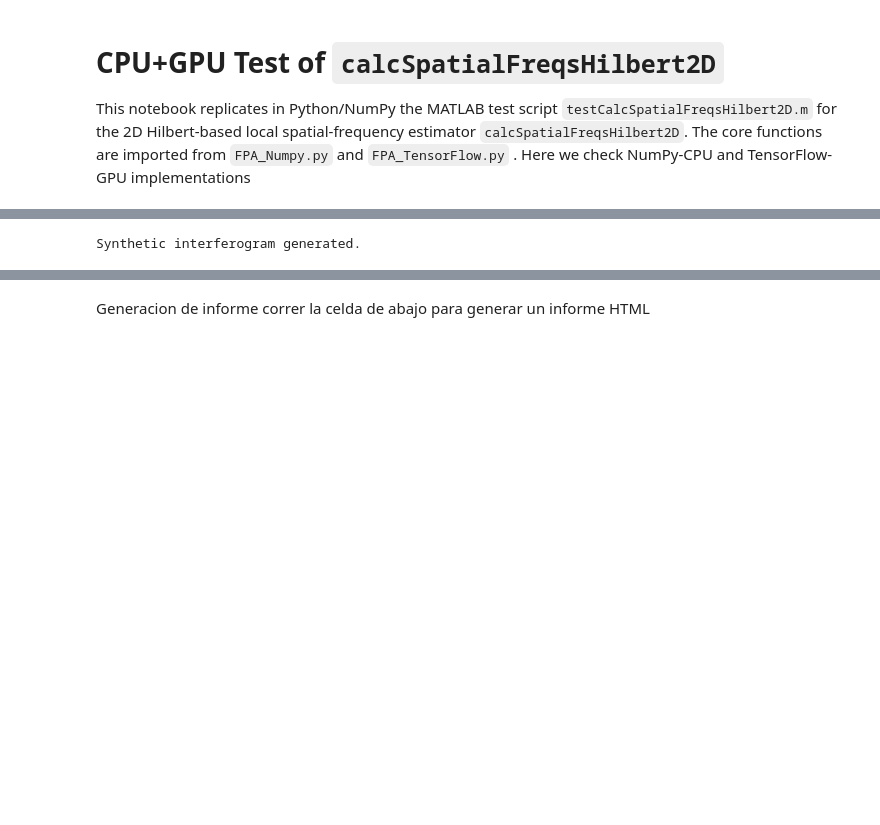
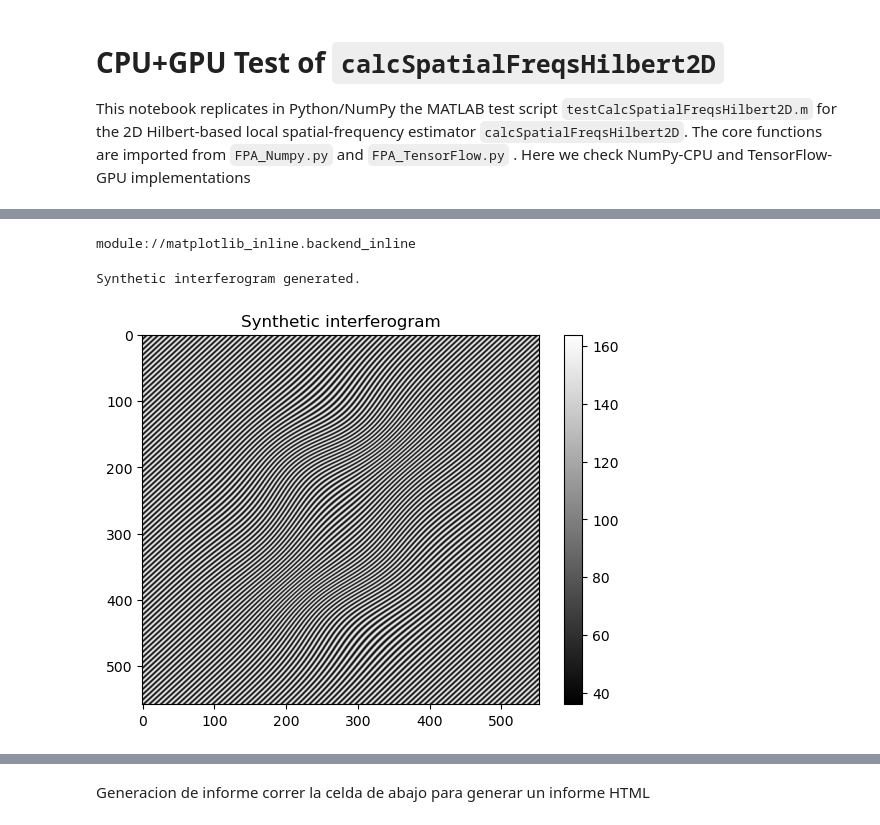
Before and after one commit to juaquiro/72_OM4M008_LENSPMD25_CPU_GPU_FPA, a Jupyter notebook: Python_src/Notebooks/testCalcSpatialFreqsHilbert2D_CPU-GPU.ipynb, the cells around one changed output, grey strips where cells are left out. Drawn from its saved outputs; the diff is of its cells as text; code cells hidden in the pictures; blank space fills up the shorter version.

Commit message:
arreglado tema de backend y como establecer path para los notebooks

```diff
--- a/Python_src/Notebooks/testCalcSpatialFreqsHilbert2D_CPU-GPU.ipynb
+++ b/Python_src/Notebooks/testCalcSpatialFreqsHilbert2D_CPU-GPU.ipynb
@@ -124,6 +114,30 @@ TensorFlow version: 2.16.2
 Built with CUDA: False
 GPU devices: []
 CPU devices: [PhysicalDevice(name='/physical_device:CPU:0', device_type='CPU')]
+# %%
+"""
+Matplotlib backend setup (must run first).
+
+Configures the matplotlib backend for inline rendering.
+Must be executed before importing matplotlib.pyplot (directly or indirectly),
+otherwise the backend is locked and this setting has no effect.
+
+Imports for the FPA image processing and timining (the partial)
+"""
+%matplotlib inline
+import matplotlib
+matplotlib.use("module://matplotlib_inline.backend_inline")
+print(matplotlib.get_backend())
+
+from matplotlib import pyplot as plt
+import numpy as np
+
+from FPA_Numpy import calcSpatialFreqsHilbert2D_NumPy, calcSpatialFreqsFilterbank_ParVer_NumPy
+from FPA_TensorFlow import calcSpatialFreqsHilbert2D_TF, calcSpatialFreqsFilterbank_ParVer_TF
+from FPA_Utils import time_function, peaks_2d
+from functools import partial
+# %% [output]
+module://matplotlib_inline.backend_inline
 # %%
 # Synthetic interferogram (Caso 1: HIFREQ)
 NR, NC = 558, 553
@@ -142,33 +156,39 @@ M = np.ones((NR, NC), dtype=bool)
 w0 = np.array([np.pi/4, np.pi/4], dtype=np.float32)  # rad/px
 fringe_carrier_or = np.arctan2(w0[1], w0[0])
 
 # Smooth phase term via peaks (already sized NR x NC)
 phi_0 = 3.0 * peaks_2d(NR, NC)
 phi = phi_0 + w0[0] * x + w0[1] * y
 
 # Ground-truth spatial freqs
 phi_y, phi_x = np.gradient(phi.astype(np.float32))  # np.gradient -> (d/dy, d/dx)
 w_phi = np.abs(phi_x + 1j * phi_y)
 w_phi = w_phi * M  # apply mask
 theta_or = np.arctan2(-phi_y, phi_x)
 
 # DC and modulation in gray values
 b = np.float32(100.0)
 m = np.float32(64.0)
 nL_mod = np.float32(0.0)
 nL = 100.0 * nL_mod / m  # not used explicitly
 
 # Interferogram in [0, 255]
 g_float = b + m * np.cos(phi) + nL_mod * np.random.randn(NR, NC).astype(np.float32)
 g_uint8 = np.clip(np.round(g_float), 0, 255).astype(np.uint8)
 g = g_uint8.astype(np.float32)
 g = g * M.astype(np.float32)
 
 # Ground-truth phasor (for reference)
 z = b * np.exp(1j * phi)
 print("Synthetic interferogram generated.")
+
+plt.imshow(g, aspect='auto', cmap='gray')
+plt.title("Synthetic interferogram")
+plt.colorbar()
+plt.show()
 # %% [output]
 Synthetic interferogram generated.
+[figure, added]
 # %%
 # Time Numpy Filterbank-based method (outputs kept if needed)
 # use partial to keep funcion metadata
```
Also changed, not shown: parts of 6 cells of this notebook, 6 other files.
